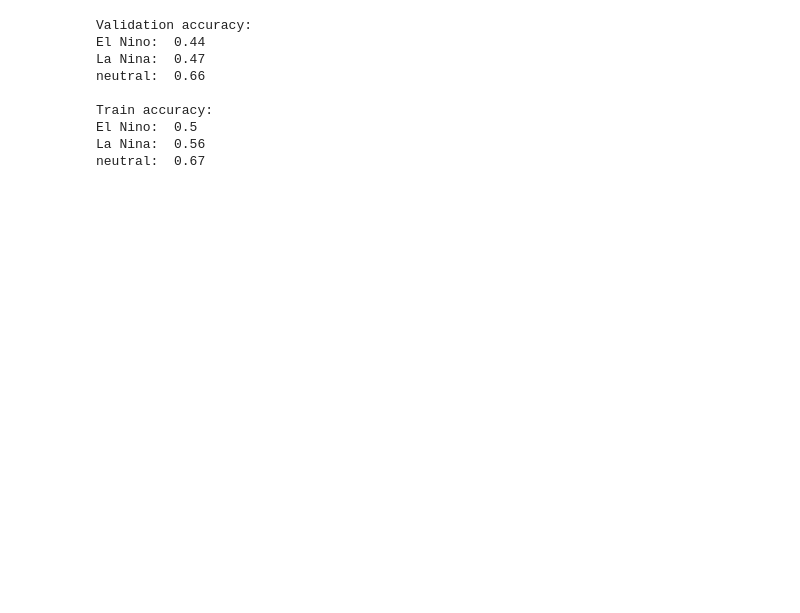
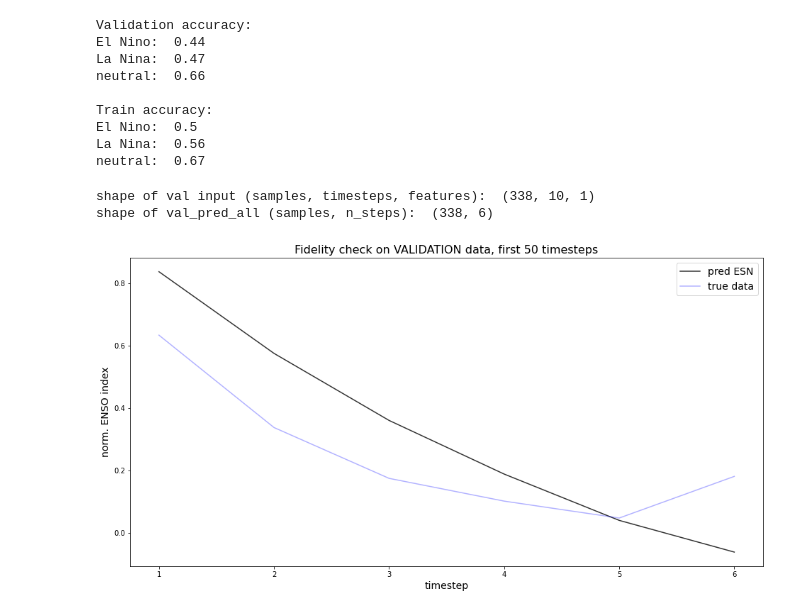
Before and after one commit to MarcoLandtHayen/EchoStateNetworks, a Jupyter notebook: notebooks/ESN_exp06_ENSO.ipynb, the cells around one changed output. Saved outputs shown, nothing was run; the diff lists cells and outputs as text; code cells hidden in the pictures; blank space fills up the shorter version.

```diff
--- a/notebooks/ESN_exp06_ENSO.ipynb
+++ b/notebooks/ESN_exp06_ENSO.ipynb
@@ -465,3 +506,58 @@ Train accuracy:
 El Nino:  0.5
 La Nina:  0.56
 neutral:  0.67
+# %%
+## Try multistep prediction with a sequence of one-step predictions with target_length=1 in free-float modus:
+## Feed prediction as new input for next step's prediction, hence no "teacher-forcing".
+## Get predictions from "long" model on train and validation input
+print("\nshape of val input (samples, timesteps, features): ", val_input.shape)
+
+# Set number of free-float timesteps:
+n_steps = 6
+
+# Copy original val_input, not to "destroy" it
+val_input_temp = np.copy(val_input)
+
+# Loop over desired number of free-float timesteps:
+for step in range(n_steps):
+
+    # Get prediction for current timestep
+    val_pred = model.predict(val_input_temp)
+
+    # If first timestep, initialize storage for prediction of ALL timesteps (val_samples, n_steps)
+    if step == 0:
+        val_pred_all = np.copy(val_pred)
+
+    else:
+        val_pred_all = np.concatenate([val_pred_all, val_pred], axis=-1)
+
+    ## Create inputs for second timestep from two ingredients:
+    # Take all but the first input timesteps from previous input samples:
+    temp1 = np.copy(val_input[:,1:,0:1])
+
+    # Reshape predictions from previous timestep:
+    temp2 = np.reshape(val_pred,(val_pred.shape[0], 1, 1))
+
+    # Concatenate both ingredients to create input for next timestep:
+    val_input_temp = np.concatenate([temp1, temp2], axis=1)
+
+print("shape of val_pred_all (samples, n_steps): ", val_pred_all.shape)
+# %% [output]
+shape of val input (samples, timesteps, features):  (338, 10, 1)
+shape of val_pred_all (samples, n_steps):  (338, 6)
+# %%
+# Fidelity check: Plot free-float predictions vs. true validation targets
+
+# sample
+i = 0
+
+plt.figure(figsize=(16,8))
+plt.plot(range(1,n_steps+1),val_pred_all[i],'k',label="pred ESN", alpha=0.8)
+plt.plot(range(1,n_steps+1),val_target[i:i+n_steps,0],'b',label="true data", alpha=0.3)
+plt.title('Fidelity check on VALIDATION data, first 50 timesteps', fontsize=16)
+plt.xlabel('timestep', fontsize=14)
+plt.ylabel('norm. ENSO index', fontsize=14)
+plt.legend(fontsize=14)
+plt.show()
+# %% [output]
+[figure, added]
```
Also changed, not shown: parts of 13 cells of this notebook.
